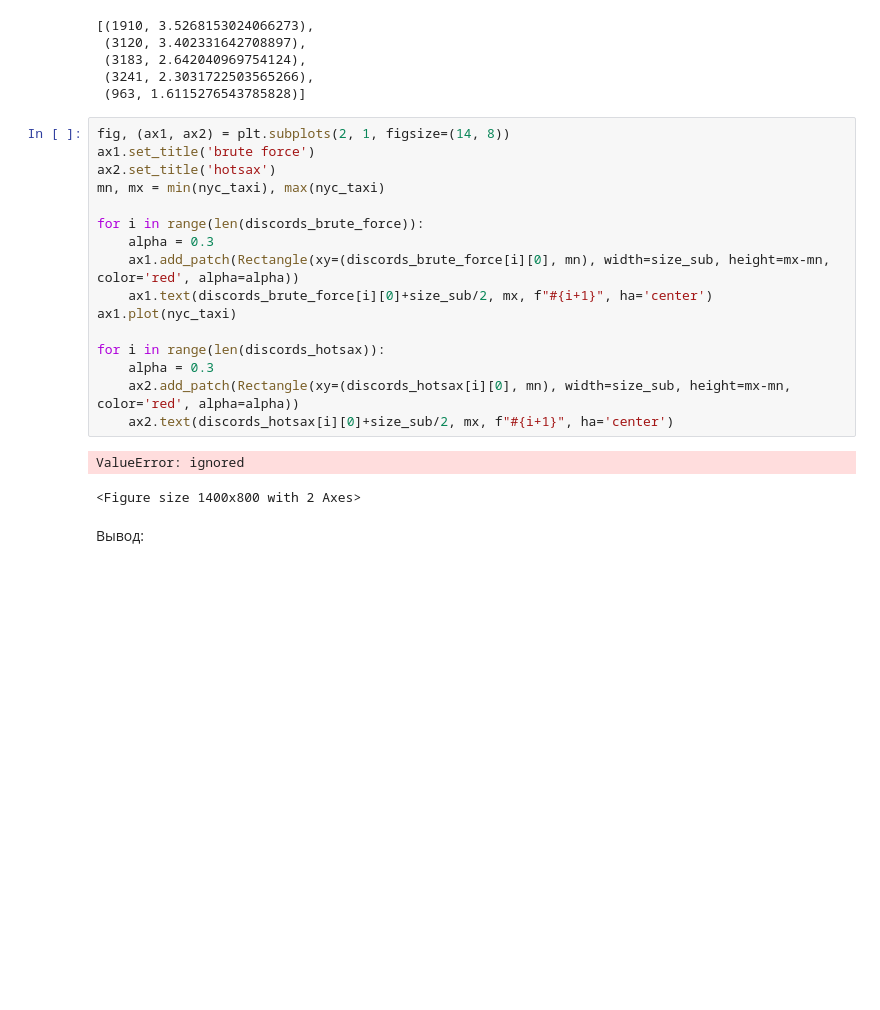
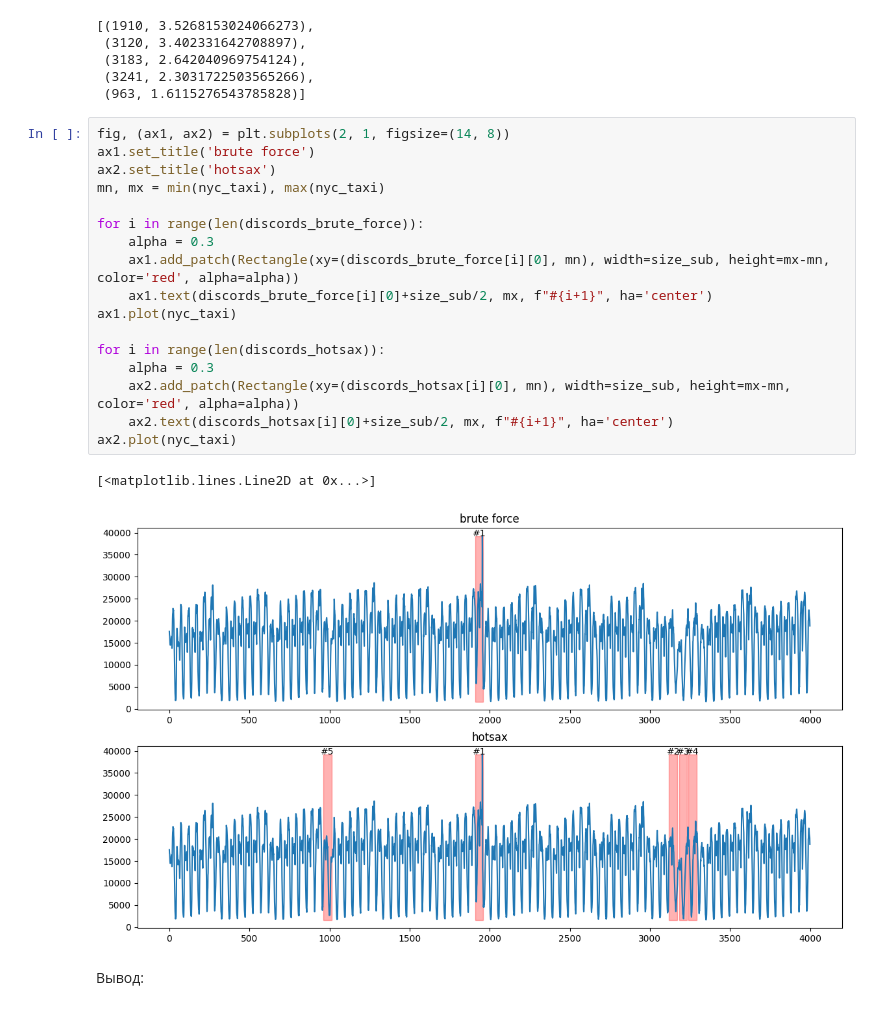
Before and after one commit to sirmi1/2023-Sysoeva-TimeSeriesCourse, a Jupyter notebook: practice/03 Discords/03 Discords.ipynb, the cells around one changed output. Saved outputs shown, nothing was run; the diff lists cells and outputs as text; blank space fills up the shorter version.

```diff
--- a/practice/03 Discords/03 Discords.ipynb
+++ b/practice/03 Discords/03 Discords.ipynb
@@ -366,22 +366,23 @@ discords_hotsax
 # %%
 fig, (ax1, ax2) = plt.subplots(2, 1, figsize=(14, 8))
 ax1.set_title('brute force')
 ax2.set_title('hotsax')
 mn, mx = min(nyc_taxi), max(nyc_taxi)
 
 for i in range(len(discords_brute_force)):
     alpha = 0.3
     ax1.add_patch(Rectangle(xy=(discords_brute_force[i][0], mn), width=size_sub, height=mx-mn, color='red', alpha=alpha))
     ax1.text(discords_brute_force[i][0]+size_sub/2, mx, f"#{i+1}", ha='center')
 ax1.plot(nyc_taxi)
 
 for i in range(len(discords_hotsax)):
     alpha = 0.3
     ax2.add_patch(Rectangle(xy=(discords_hotsax[i][0], mn), width=size_sub, height=mx-mn, color='red', alpha=alpha))
     ax2.text(discords_hotsax[i][0]+size_sub/2, mx, f"#{i+1}", ha='center')
+ax2.plot(nyc_taxi)
 # %% [output]
-ValueError: ignored
+[<matplotlib.lines.Line2D at 0x...>]
-<Figure size 1400x800 with 2 Axes>
+[figure, added]
 # %% [markdown]
 Вывод:
 # %% [markdown]
```
